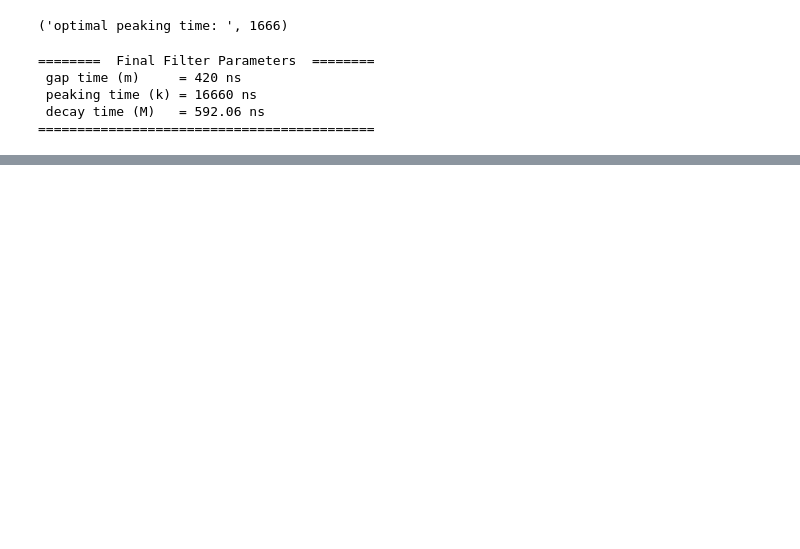
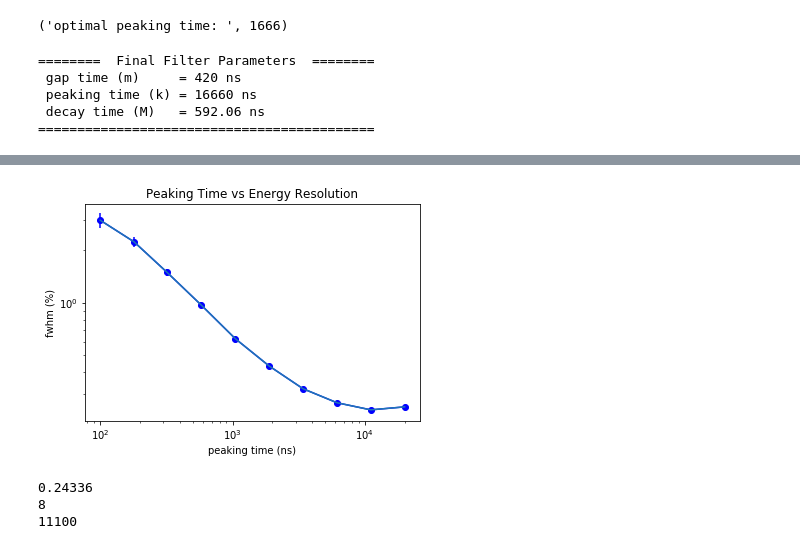
Before and after one commit to jmsz/lab3, a Jupyter notebook: scripts/lab1_analysis.ipynb, the cells around one changed output, grey strips where cells are left out. Saved outputs shown, nothing was run; the diff lists cells and outputs as text; code cells hidden in the pictures; blank space fills up the shorter version.

```diff
--- a/scripts/lab1_analysis.ipynb
+++ b/scripts/lab1_analysis.ipynb
@@ -342,0 +369,55 @@ print('ANALYSIS COMPLETE')
+# %%
+# OPTIMIZE PEAKING TIME
+
+k_values = np.logspace(np.log10(10), np.log10(2000), 10, endpoint=True, base=10)
+number_of_events = len(cs_raw_data)
+assert number_of_events <= len(cs_raw_data)
+
+k_fwhm_values = []
+k_fwhm_values_err = []
+k_fwhm_pulser_values = []
+k_values_ns = []
+m = 25
+
+nbins = 2048
+
+for k in k_values:
+    k = int(k)
+    k_values_ns.append(k * 10)
+
+    cs_nrgs=[]
+    cs_nrgs = np.apply_along_axis(fast_trapezoidal_filter_energy, 1, cs_baseline_corrected_signals, k, m, M)
+
+    cs_counts, bin_edges = np.histogram(cs_nrgs, bins=2048, range=[0,512])
+    cs_bins = (bin_edges[1:]+bin_edges[:-1])/2 # bin centers from bin edges
+    cs_bins = cs_bins[1000:2000]
+    cs_counts = cs_counts[1000:2000]
+   # plt.plot(cs_bins, cs_counts)
+   # plt.show()
+    cs_peak_fwhm, cs_peak_center, err = fit_gaussian_peak_linear_background(cs_bins, cs_counts)
+
+    k_fwhm_values.append(round(cs_peak_fwhm / cs_peak_center, 7) * 100)
+    k_fwhm_values_err.append(err * 100 / cs_peak_center)
+
+plt.figure()
+plt.cla()
+plt.clf()
+plt.xlabel('peaking time (ns)')
+plt.ylabel('fwhm (%)')
+plt.loglog(k_values_ns, k_fwhm_values, 'o-b')
+plt.errorbar(k_values_ns, k_fwhm_values, yerr=k_fwhm_values_err, ecolor='b')
+plt.title('Peaking Time vs Energy Resolution')
+plt.tick_params(axis='y', which='minor')
+ax.yaxis.set_minor_formatter(FormatStrFormatter("%.1f"))
+#plt.savefig('../figures/peak_optimization_cs137.pdf')
+plt.show()
+# %% [output]
+[figure, added]
+# %%
+print(min(k_fwhm_values))
+print(np.argmin(k_fwhm_values))
+print(k_values_ns[np.argmin(k_fwhm_values)])
+# %% [output]
+0.24336
+8
+11100
```
Also changed, not shown: parts of 24 cells of this notebook, 5 other files.
